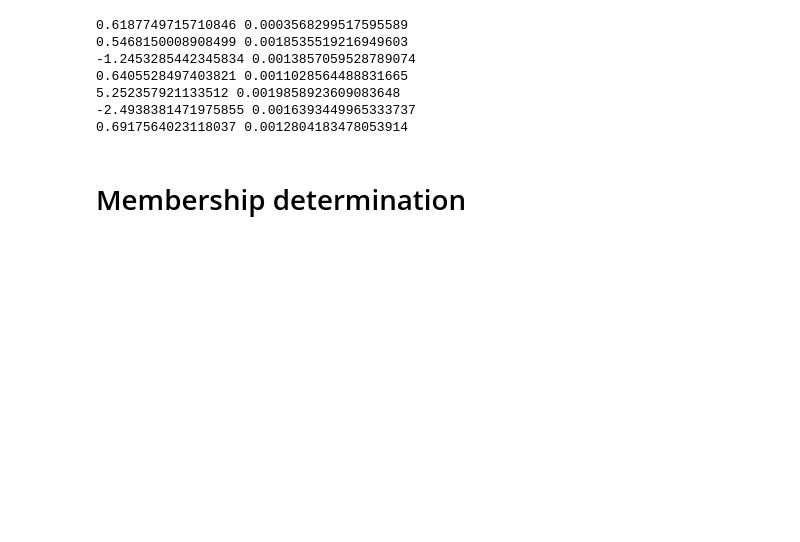
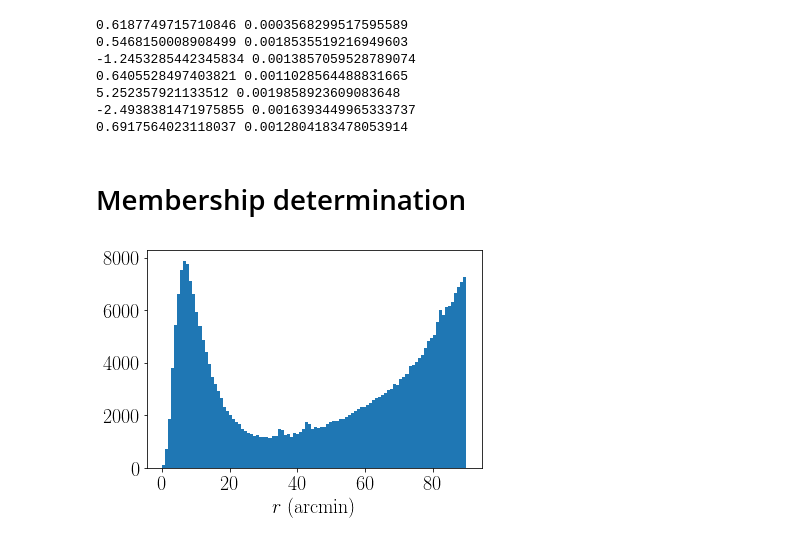
Before and after one commit to pmassana/smc_smash, a Jupyter notebook: 47Tuc cleansing.ipynb, the cells around one changed output. Saved outputs shown, nothing was run; the diff lists cells and outputs as text; code cells hidden in the pictures; blank space fills up the shorter version.

```diff
--- a/47Tuc cleansing.ipynb
+++ b/47Tuc cleansing.ipynb
@@ -510,0 +543,9 @@ print(np.mean(fit_data[:,6]), np.std(fit_data[:,6]))
+# %%
+cluster_centre = SkyCoord.from_name('NGC104')
+stars_coordinates = SkyCoord(dr2_data[0], dr2_data[2], unit = 'deg')
+angular_separation = cluster_centre.separation(stars_coordinates).arcmin
+plt.hist(angular_separation, bins = 100)
+plt.xlabel('$r$ (arcmin)')
+plt.show()
+# %% [output]
+[figure, added]
```
Also changed, not shown: parts of 17 cells of this notebook.
